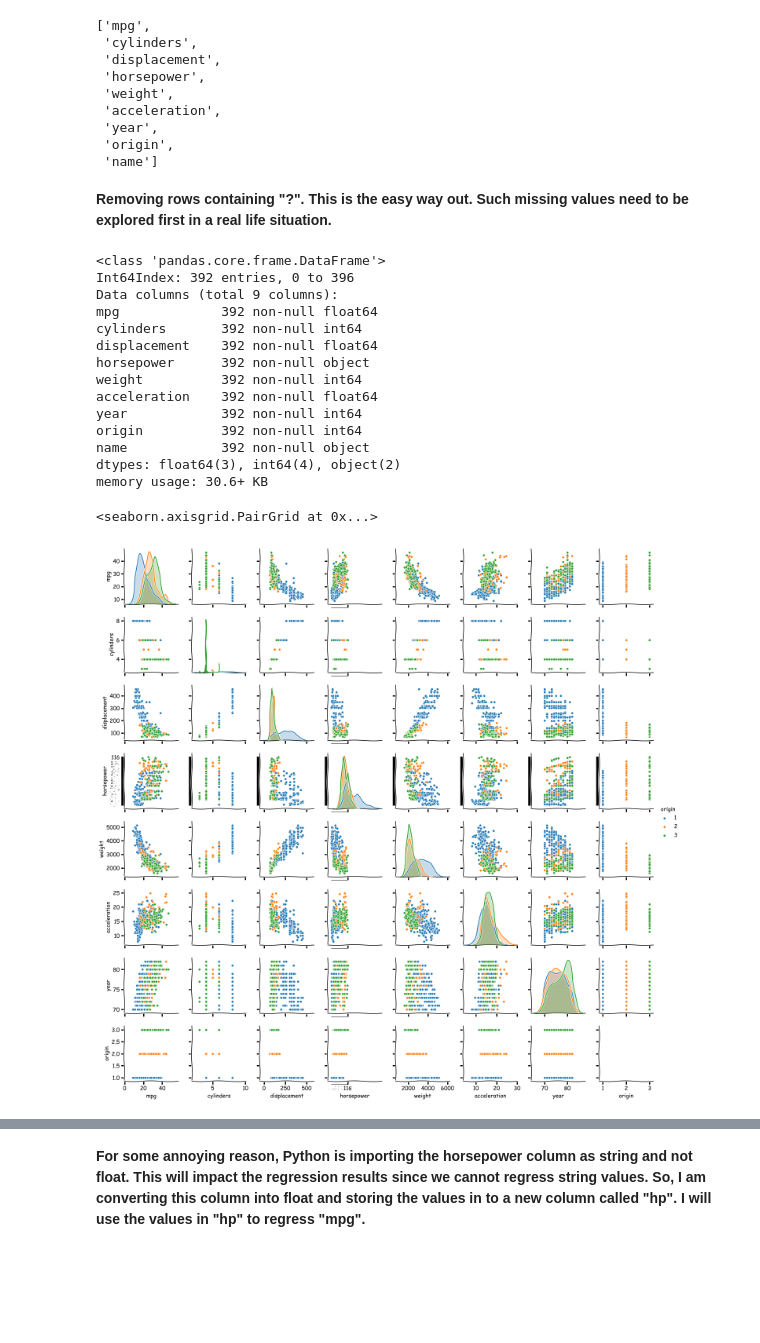
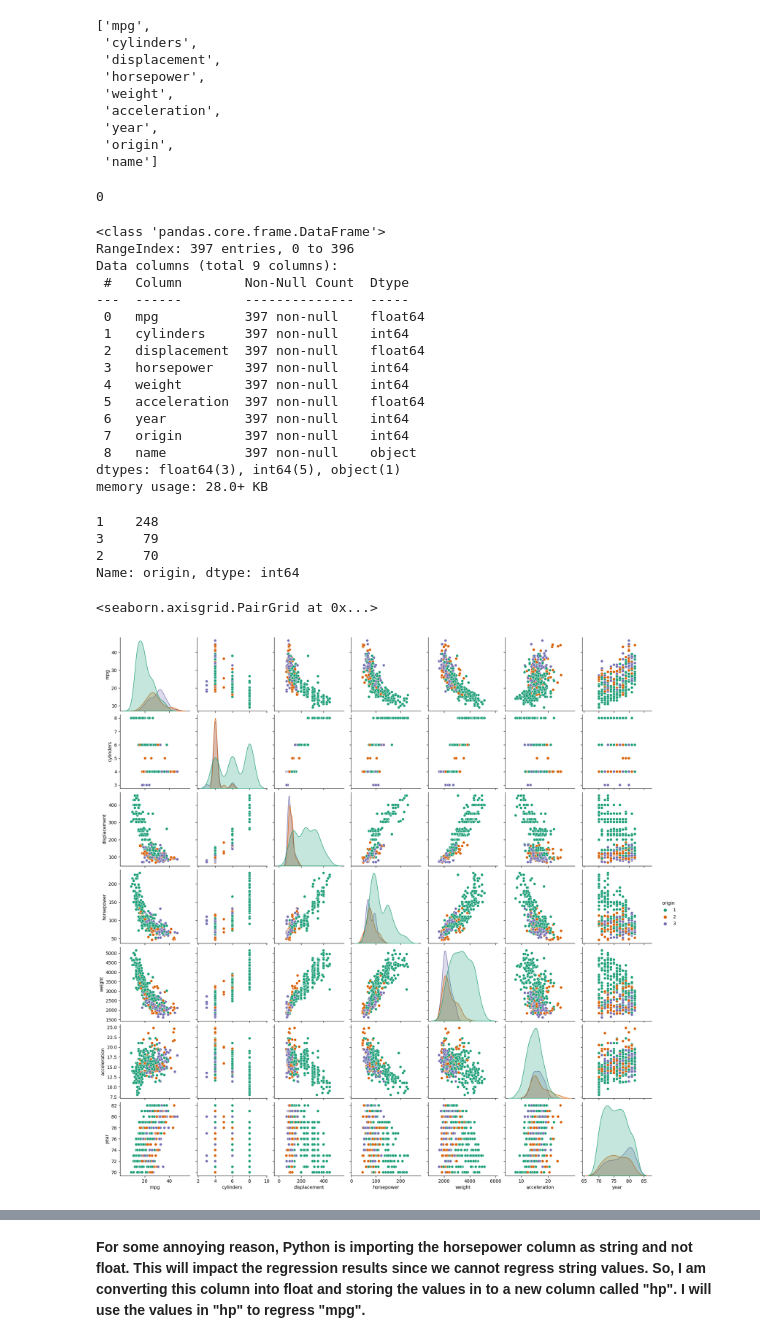
Before and after one commit to rserran/ISLP-1, a Jupyter notebook: Chapter 3/Applied Exercises/9.ipynb, the cells around one changed output, grey strips where cells are left out. Saved outputs shown, nothing was run; the diff lists cells and outputs as text; code cells hidden in the pictures; blank space fills up the shorter version.

```diff
--- a/Chapter 3/Applied Exercises/9.ipynb
+++ b/Chapter 3/Applied Exercises/9.ipynb
@@ -9,12 +11,18 @@ import scipy.stats as stats
 # import data visualisation tools
 import matplotlib.pyplot as plt
 from matplotlib import pylab
-import plotly.plotly as py
-import plotly.graph_objs as go
+# import plotly.plotly as py
+# import plotly.graph_objs as go
 import seaborn as sns
+
+import warnings
+warnings.filterwarnings('ignore')
+
+plt.rcParams['figure.figsize'] = (12, 10)
 # %%
 # import and view first 10 items of file
-url = "/Users/arpanganguli/Documents/Finance/ISLR/Datasets/Auto.csv"
+# url = "/Users/arpanganguli/Documents/Finance/ISLR/Datasets/Auto.csv"
+url = "../../Data/Auto.csv"
 Auto = pd.read_csv(url)
 # %%
 Auto.head()
@@ -37,34 +45,46 @@ list(Auto)
  'year',
  'origin',
  'name']
+# %%
+# verify missing values
+Auto.isnull().sum().sum()
+# %% [output]
+0
 # %%
-Auto = Auto.drop(Auto.index[[32, 126, 330, 336, 354]])
+# Auto = Auto.drop(Auto.index[[32, 126, 330, 336, 354]])
-# %% [markdown]
-**Removing rows containing "?". This is the easy way out. Such missing values need to be explored first in a real life
-situation.**
 # %%
 Auto.info()
 # %% [output]
 <class 'pandas.core.frame.DataFrame'>
-Int64Index: 392 entries, 0 to 396
+RangeIndex: 397 entries, 0 to 396
 Data columns (total 9 columns):
-mpg             392 non-null float64
-cylinders       392 non-null int64
-displacement    392 non-null float64
-horsepower      392 non-null object
-weight          392 non-null int64
-acceleration    392 non-null float64
-year            392 non-null int64
-origin          392 non-null int64
-name            392 non-null object
-dtypes: float64(3), int64(4), object(2)
-memory usage: 30.6+ KB
+ #   Column        Non-Null Count  Dtype
+---  ------        --------------  -----
+ 0   mpg           397 non-null    float64
+ 1   cylinders     397 non-null    int64
+ 2   displacement  397 non-null    float64
+ 3   horsepower    397 non-null    int64
+ 4   weight        397 non-null    int64
+ 5   acceleration  397 non-null    float64
+ 6   year          397 non-null    int64
+ 7   origin        397 non-null    int64
+ 8   name          397 non-null    object
+dtypes: float64(3), int64(5), object(1)
+memory usage: 28.0+ KB
+# %%
+# count 'origin'
+Auto['origin'].value_counts()
+# %% [output]
+1    248
+3     79
+2     70
+Name: origin, dtype: int64
 # %%
 # 9.a. Scatterplot Matrix
-sns.pairplot(Auto, hue = "origin")
+sns.pairplot(Auto, hue = "origin", palette='Dark2')
 # %% [output]
 <seaborn.axisgrid.PairGrid at 0x...>
-[figure, old version]
+[figure, new version]
 # %%
 # 9.b. Correlation Matrix
 Auto.corr()
```
Also changed, not shown: parts of 7 cells of this notebook, 9 other files.
